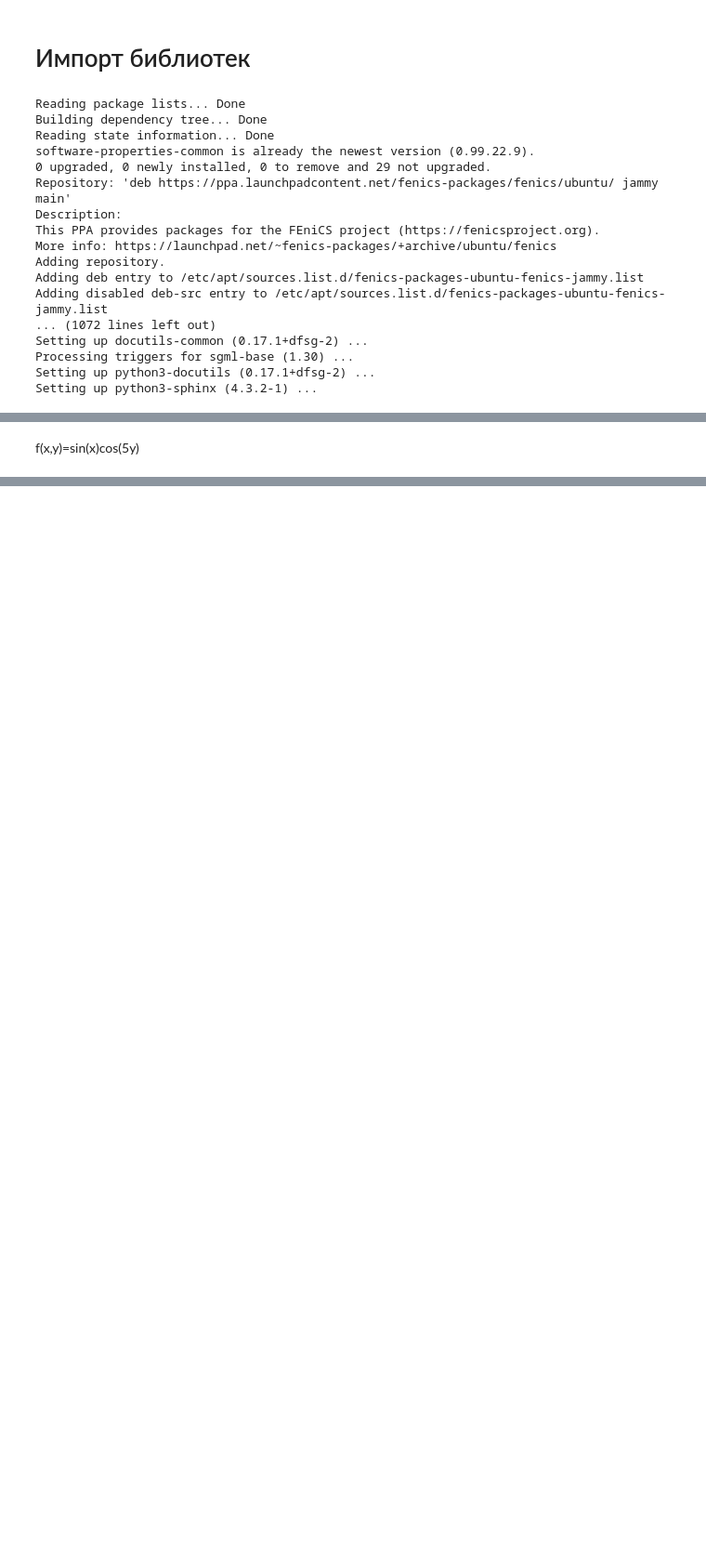
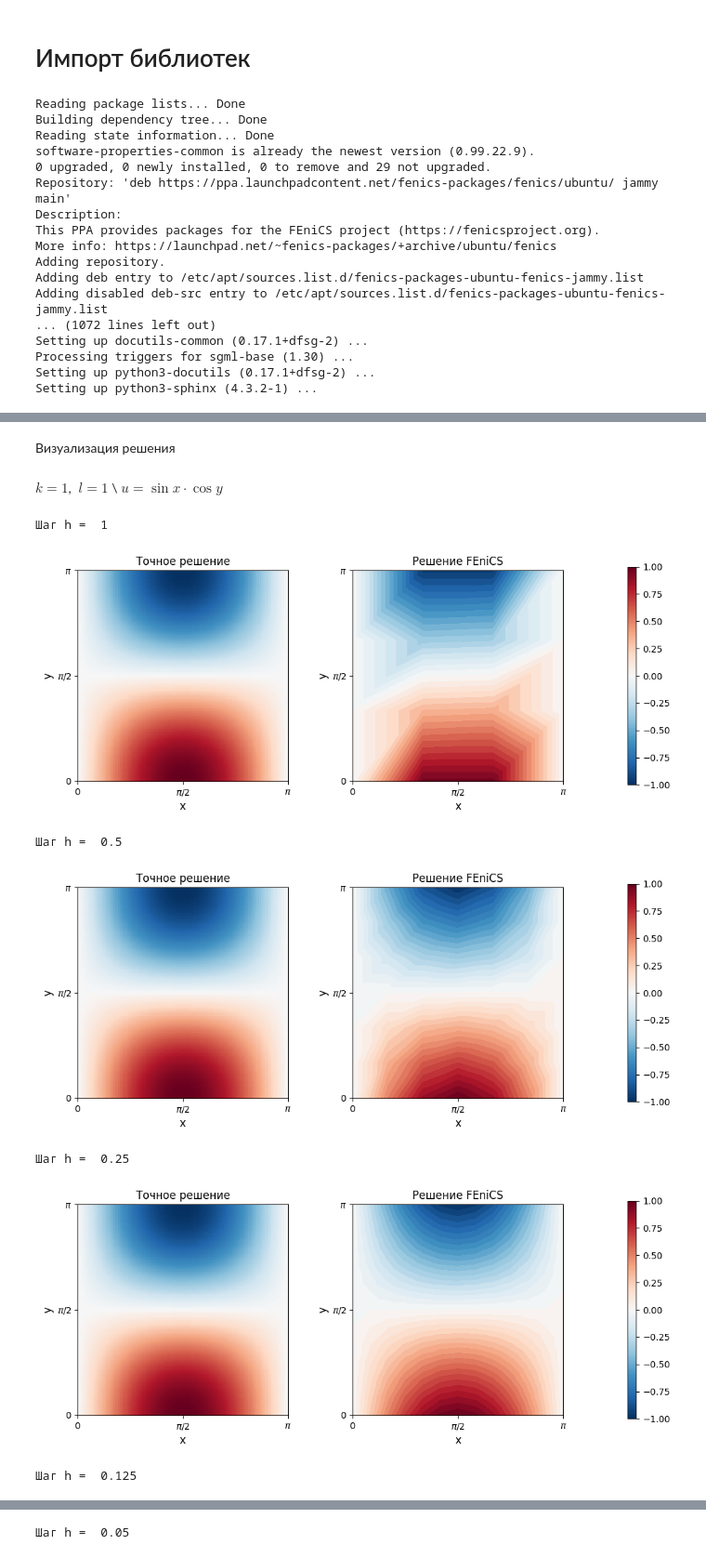
Before and after one commit to Pisarenkova/KT_2025, a Jupyter notebook: "fenics_ipynb".ipynb, the cells around one changed output, grey strips where cells are left out. Shown at 93% size. Cells and saved outputs as stored; diff of their text form; code cells hidden in the pictures; blank space fills up the shorter version.

```diff
--- a/"fenics_ipynb".ipynb
+++ b/"fenics_ipynb".ipynb
@@ -54,40 +54,39 @@ Saving to: ‘/tmp/fenics-install.sh’
 # %%
 from fenics import *
+#from petsc4py import PETSc
+
 import numpy as np
 import matplotlib.pyplot as plt
 
-# Определяем сетку
-
-# def create_mesh(h):
-#     return UnitSquareMesh(int(np.pi/h), int(np.pi/h))
+# Точное решение
+def u(x, y):
+    return np.sin(k * x) * np.cos(l * y)
 
 def create_mesh(h):
-    # Определяем углы прямоугольника
-    p0 = Point(0.0, 0.0)  # Нижний левый угол
-    p1 = Point(np.pi, np.pi)  # Верхний правый угол
+    #Прямоугольник
+    p0 = Point(0.0, 0.0)
+    p1 = Point(np.pi, np.pi)
 
-    # Создаем сетку с заданным шагом h
+    # Шаг h
     return RectangleMesh(p0, p1, int(np.pi/h), int(np.pi/h))
 
-
-# Основная функция для численного решения
 def solve_pde(f_exp, u_d, h):
     mesh = create_mesh(h)
-    V = FunctionSpace(mesh, 'P', 1)  # Пространство функций первого порядка
+    V = FunctionSpace(mesh, 'P', 1)
 
     # Граничные условия
     u_D = Expression(u_d, degree=2)
     bc = DirichletBC(V, u_D, 'on_boundary')
 
-    # Определяем вариационную форму
+    # Вариационная форма
     u = TrialFunction(V)
     v = TestFunction(V)
     f_expr = Expression(f_exp, degree=2)
-    print(f_expr)
+    #print(f_expr)
     a = inner(nabla_grad(u), nabla_grad(v)) * dx
     L = f_expr * v * dx
 
-    # Решаем задачу
+    # Решение
     u = Function(V)
     solve(a == L, u, bc)
 
@@ -182,2 +94,2 @@ f_995
-# %% [markdown]
-f(x,y)=sin(x)cos(5y)
+# %% [markdown]
+Визуализация решения
@@ -183,0 +158,18 @@ f(x,y)=sin(x)cos(5y)
+# %% [markdown]
+$k=1$, $\;l=1$ \\
+$u=\sin{x}⋅\cos{y}$
+# %%
+k = 1
+l = 1
+h=[1, 0.5, 0.25, 0.125, 0.05]
+for h_values in h:
+  print(f"Шаг h =  {h_values}")
+  visualize_solution(h_values)
+# %% [output]
+Шаг h =  1
+[figure, added]
+Шаг h =  0.5
+[figure, added]
+Шаг h =  0.25
+[figure, added]
+Шаг h =  0.125
@@ -183,0 +177 @@ f(x,y)=sin(x)cos(5y)
+Шаг h =  0.05
```
Also changed, not shown: parts of 18 cells of this notebook.
